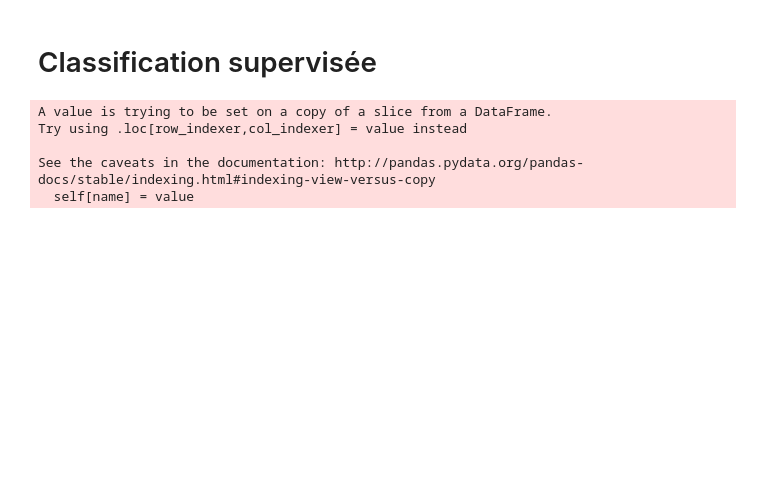
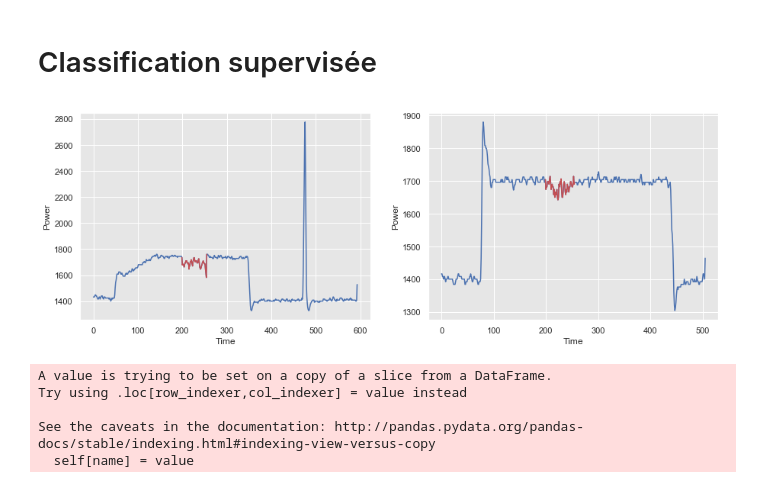
Before and after one commit to PaulCharnay/Projet_Anomalies, a Jupyter notebook: Classification_supervisée.ipynb, the cells around one changed output. Cells and saved outputs as stored; diff of their text form; code cells hidden in the pictures; blank space fills up the shorter version.

Commit message:
Plots types anomalies

```diff
--- a/Classification_supervisée.ipynb
+++ b/Classification_supervisée.ipynb
@@ -122,6 +122,23 @@ loc[99] = 100
 anom = [False] * n_appr + anom
 type_anom = [-1] * n_appr + type_anom
 loc = [-1] * n_appr + loc
+# %%
+fig, ax = plt.subplots(ncols=2, figsize=(15, 5))
+num_1 = 73
+deb_1 = 200
+num_2 = 9
+deb_2 = 200
+ax[0].plot(liste_test[num_1])
+ax[0].plot(range(deb_1 - 1, deb_1 + 56), liste_test[num_1][deb_1 - 1 : deb_1 + 56], color='r')
+ax[0].set_xlabel("Time")
+ax[0].set_ylabel("Power")
+ax[1].plot(liste_test[num_2])
+ax[1].plot(range(deb_2 - 1, deb_2 + 56), liste_test[num_2][deb_2 - 1 : deb_2 + 56], color='r')
+ax[1].set_xlabel("Time")
+ax[1].set_ylabel("Power")
+plt.show()
+# %% [output]
+[figure, added]
 # %%
 ind_anom = list(np.where(np.asarray(anom))[0]) # Indices des anomalies
 # %%
```
